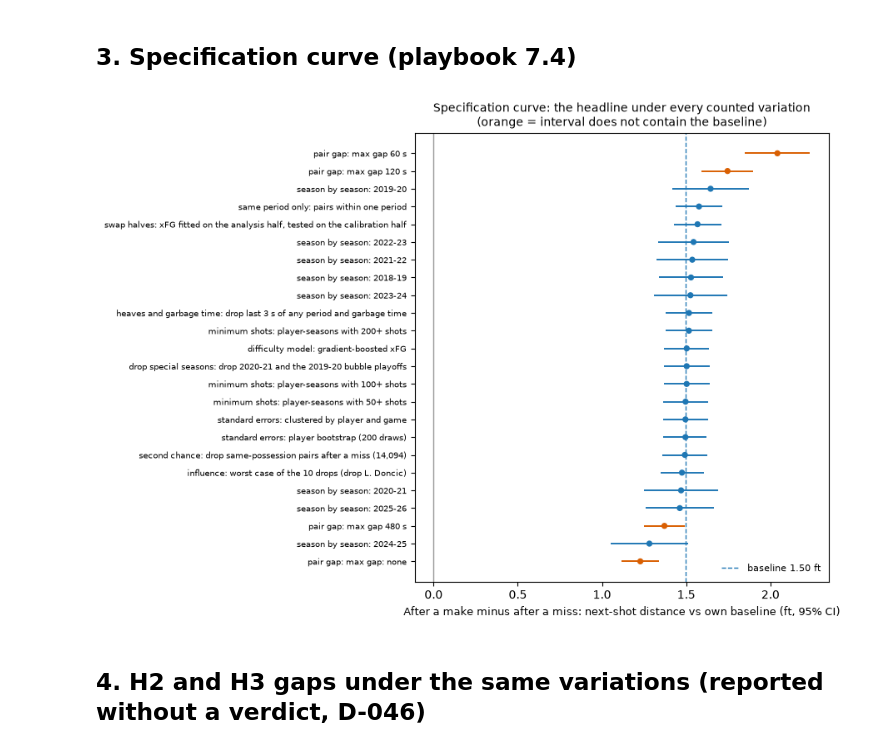
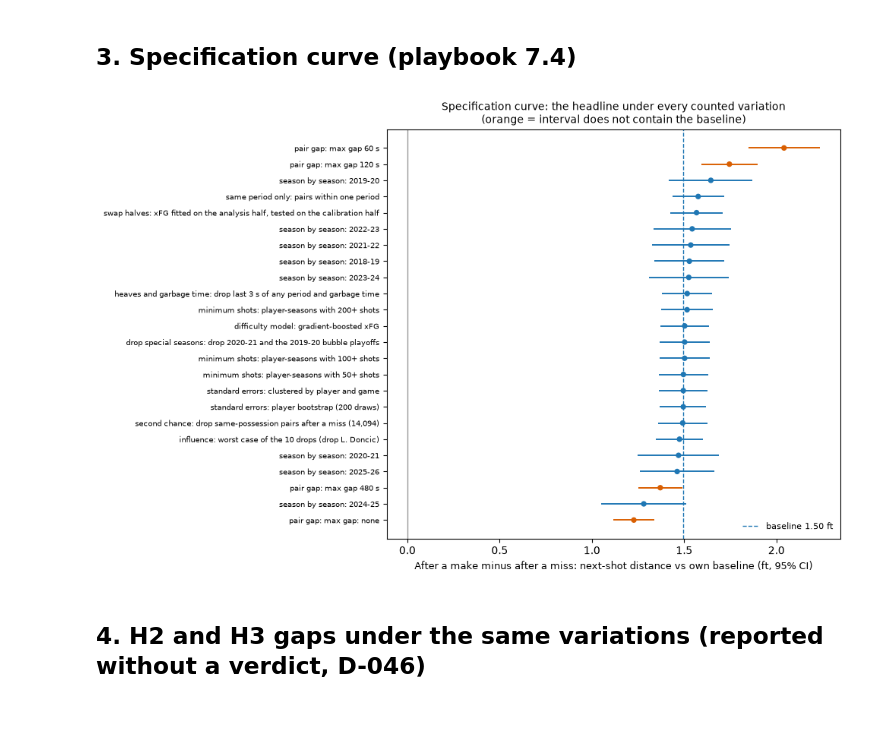
Before and after one commit to vitalemassimo/nba-shot-selection-hot-hand, a Jupyter notebook: notebooks/06_robustness.ipynb, the cells around one changed output. Cells and saved outputs as stored; diff of their text form; code cells hidden in the pictures; blank space fills up the shorter version.

Commit message:
Stage 7: fix clipped specification-curve labels (cosmetic rerun, results unchanged)
Co-Authored-By: Claude Opus 5.5 <noreply@anthropic.com>

```diff
--- a/notebooks/06_robustness.ipynb
+++ b/notebooks/06_robustness.ipynb
@@ -76,23 +76,23 @@ dtype: object
 ## 3. Specification curve (playbook 7.4)
 # %%
 c = table[table.counted].sort_values("estimate").reset_index(drop=True)
-fig, ax = plt.subplots(figsize=(9, 6.5))
+fig, ax = plt.subplots(figsize=(10, 6.5))
 y = np.arange(len(c))
 colors = np.where(c.contains_baseline, "#1f77b4", "#d95f02")
 ax.hlines(y, c.ci_low, c.ci_high, colors=colors, lw=1.4)
 ax.scatter(c.estimate, y, c=colors, s=18, zorder=3)
 ax.axvline(baseline, color="#1f77b4", ls="--", lw=1, label=f"baseline {baseline:.2f} ft")
 ax.axvline(0, color="#999", lw=1)
 ax.set_yticks(y, [f"{a}: {b}" for a, b in zip(c.family, c.variation)], fontsize=7.5)
 ax.set_xlabel("After a make minus after a miss: next-shot distance vs own baseline (ft, 95% CI)",
               fontsize=9)
 ax.set_title("Specification curve: the headline under every counted variation\n"
              "(orange = interval does not contain the baseline)", fontsize=10)
 ax.legend(frameon=False, fontsize=8, loc="lower right")
 fig.tight_layout()
-fig.savefig(FIGURES / "stage7_specification_curve.png", dpi=150)
+fig.savefig(FIGURES / "stage7_specification_curve.png", dpi=150, bbox_inches="tight")
 # %% [output]
-[figure, old version]
+[figure, new version]
 # %% [markdown]
 ## 4. H2 and H3 gaps under the same variations (reported without a verdict, D-046)
 # %%
```
Also changed, not shown: 2 other files.
